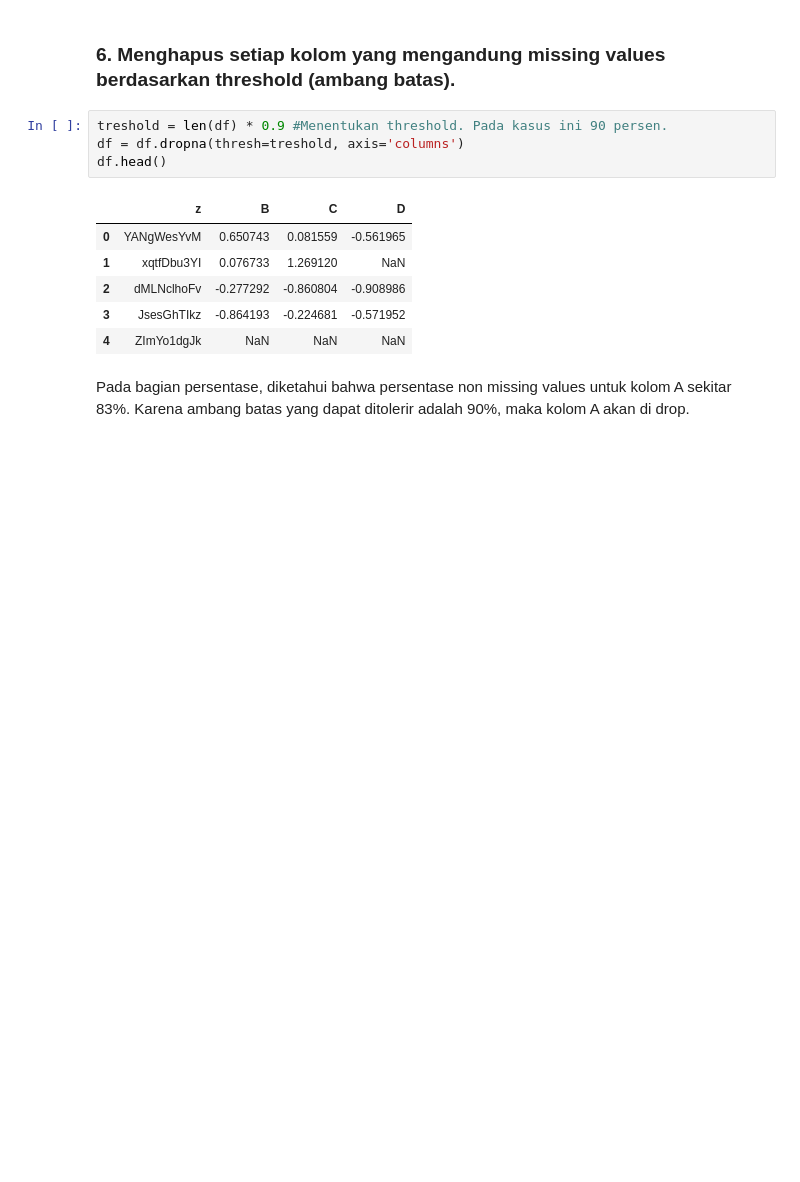
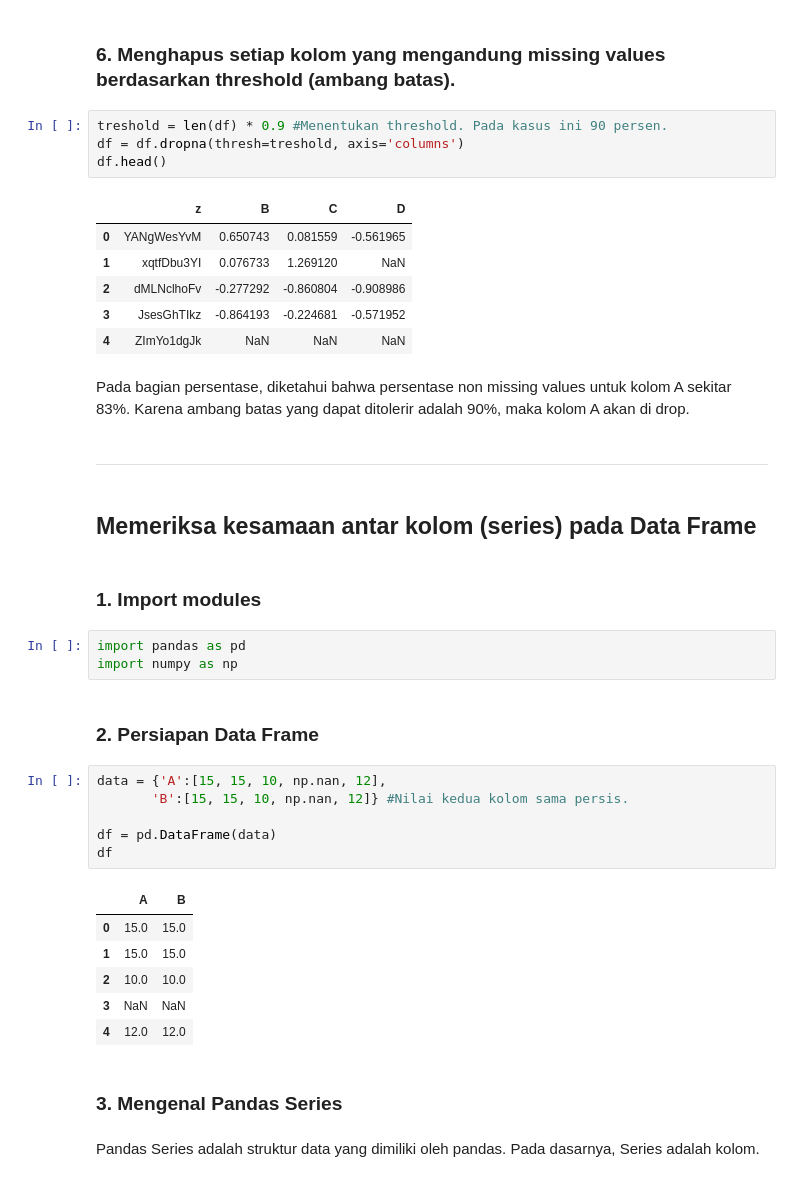
Before and after one commit to medievalgoose/pandas, a Jupyter notebook: Pandas-Week2.ipynb, the cells around one changed output. Saved outputs shown, nothing was run; the diff lists cells and outputs as text; blank space fills up the shorter version.

Commit message:
Menambahkan cara memeriksa kesamaan antara dua series / kolom

```diff
--- a/Pandas-Week2.ipynb
+++ b/Pandas-Week2.ipynb
@@ -205,3 +205,31 @@ df.head()
 | 4 | ZImYo1dgJk | NaN | NaN | NaN |
 # %% [markdown]
 Pada bagian persentase, diketahui bahwa persentase non missing values untuk kolom A sekitar 83%. Karena ambang batas yang dapat ditolerir adalah 90%, maka kolom A akan di drop.
+# %% [markdown]
+***
+# %% [markdown]
+## Memeriksa kesamaan antar kolom (series) pada Data Frame
+# %% [markdown]
+### 1. Import modules
+# %%
+import pandas as pd
+import numpy as np
+# %% [markdown]
+### 2. Persiapan Data Frame
+# %%
+data = {'A':[15, 15, 10, np.nan, 12],
+       'B':[15, 15, 10, np.nan, 12]} #Nilai kedua kolom sama persis.
+
+df = pd.DataFrame(data)
+df
+# %% [output]
+|  | A | B |
+| 0 | 15.0 | 15.0 |
+| 1 | 15.0 | 15.0 |
+| 2 | 10.0 | 10.0 |
+| 3 | NaN | NaN |
+| 4 | 12.0 | 12.0 |
+# %% [markdown]
+### 3. Mengenal Pandas Series
+# %% [markdown]
+Pandas Series adalah struktur data yang dimiliki oleh pandas. Pada dasarnya, Series adalah kolom.
```
Also changed, not shown: parts of 11 cells of this notebook.
